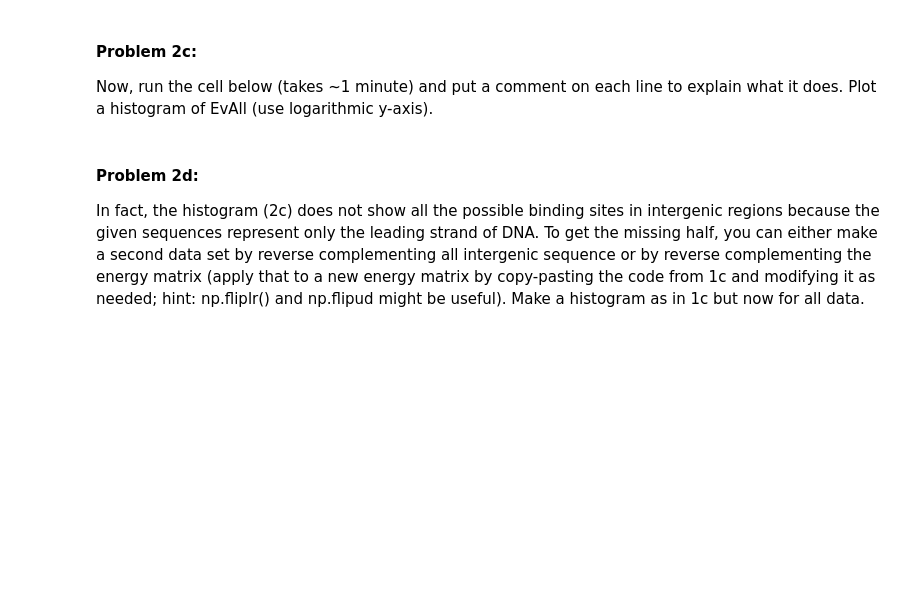
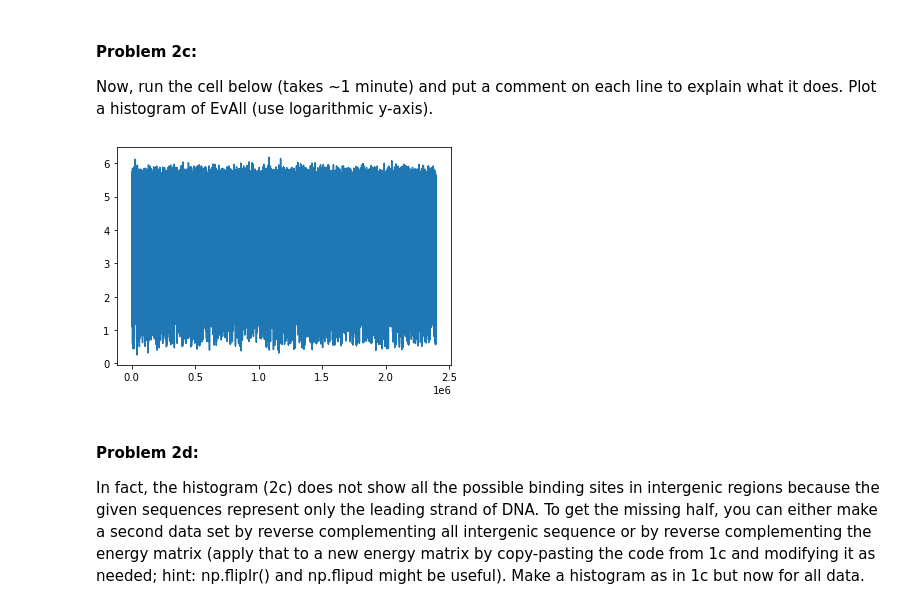
Before and after one commit to HegePI/elements-of-bioinformatics, a Jupyter notebook: assignements/assignement_2/A2.ipynb, the cells around one changed output. Cells and saved outputs as stored; diff of their text form; code cells hidden in the pictures; blank space fills up the shorter version.

```diff
--- a/assignements/assignement_2/A2.ipynb
+++ b/assignements/assignement_2/A2.ipynb
@@ -248,13 +300,19 @@ Explain what the functions `getEnergy()` and `randomise()` do, and add some comm
 
 Now, run the cell below (takes ~1 minute) and put a comment on each line to explain what it does. Plot a histogram of EvAll (use logarithmic y-axis).
 # %%
-Nigs=seq_igs.shape[0]
-Eigs=[]
-for n in range(0,Nigs):
-    seq=seq_igs['Scer'][n]
-    Eigs.append(getEnergy(seq,Emat))
+Nigs = seq_igs.shape[0]
+Eigs = []
+for n in range(0, Nigs):
+    seq = seq_igs['Scer'][n]
+    Eigs.append(getEnergy(seq, Emat))
 
-EvAll=[val for sublist in Eigs for val in sublist]
+EvAll = [val for sublist in Eigs for val in sublist]
+
+plt.plot(EvAll)
+
+plt.show()
+# %% [output]
+[figure, added]
 # %% [markdown]
 #### Problem 2d:
 
```
Also changed, not shown: parts of 5 cells of this notebook, 1 other file.
